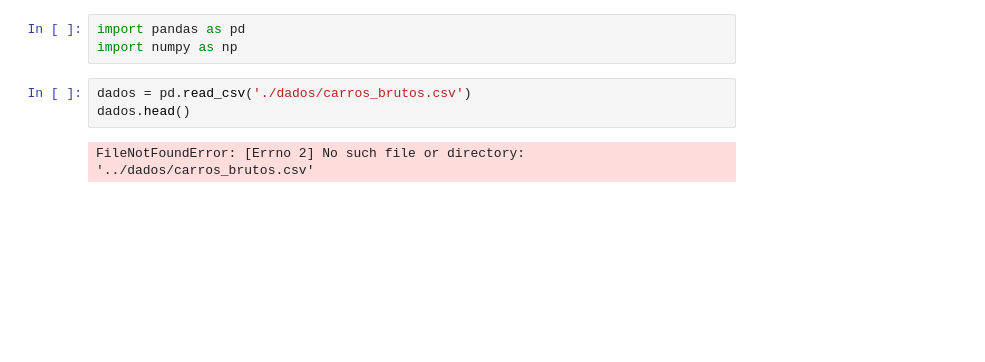
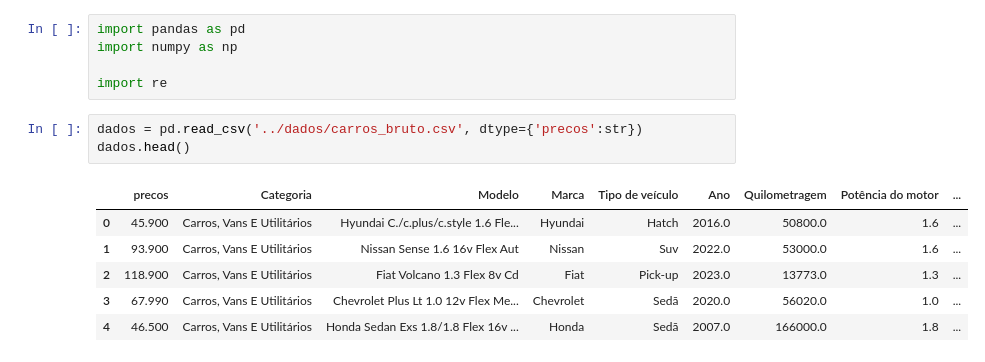
Before and after one commit to PedroJoas/pipeline-carros, a Jupyter notebook: exploratoria/exploratoria.ipynb, the cells around one changed output. Saved outputs shown, nothing was run; the diff lists cells and outputs as text; blank space fills up the shorter version.

```diff
--- a/exploratoria/exploratoria.ipynb
+++ b/exploratoria/exploratoria.ipynb
@@ -1,8 +1,15 @@
 # %%
 import pandas as pd
 import numpy as np
+
+import re
 # %%
-dados = pd.read_csv('./dados/carros_brutos.csv')
+dados = pd.read_csv('../dados/carros_bruto.csv', dtype={'precos':str})
 dados.head()
 # %% [output]
-FileNotFoundError: [Errno 2] No such file or directory: '../dados/carros_brutos.csv'
+|  | precos | Categoria | Modelo | Marca | Tipo de veículo | Ano | Quilometragem | Potência do motor | ... |
+| 0 | 45.900 | Carros, Vans E Utilitários | Hyundai C./c.plus/c.style 1.6 Fle... | Hyundai | Hatch | 2016.0 | 50800.0 | 1.6 | ... |
+| 1 | 93.900 | Carros, Vans E Utilitários | Nissan Sense 1.6 16v Flex Aut | Nissan | Suv | 2022.0 | 53000.0 | 1.6 | ... |
+| 2 | 118.900 | Carros, Vans E Utilitários | Fiat Volcano 1.3 Flex 8v Cd | Fiat | Pick-up | 2023.0 | 13773.0 | 1.3 | ... |
+| 3 | 67.990 | Carros, Vans E Utilitários | Chevrolet Plus Lt 1.0 12v Flex Me... | Chevrolet | Sedã | 2020.0 | 56020.0 | 1.0 | ... |
+| 4 | 46.500 | Carros, Vans E Utilitários | Honda Sedan Exs 1.8/1.8 Flex 16v ... | Honda | Sedã | 2007.0 | 166000.0 | 1.8 | ... |
```
Also changed, not shown: parts of 25 cells of this notebook, 3 other files.
